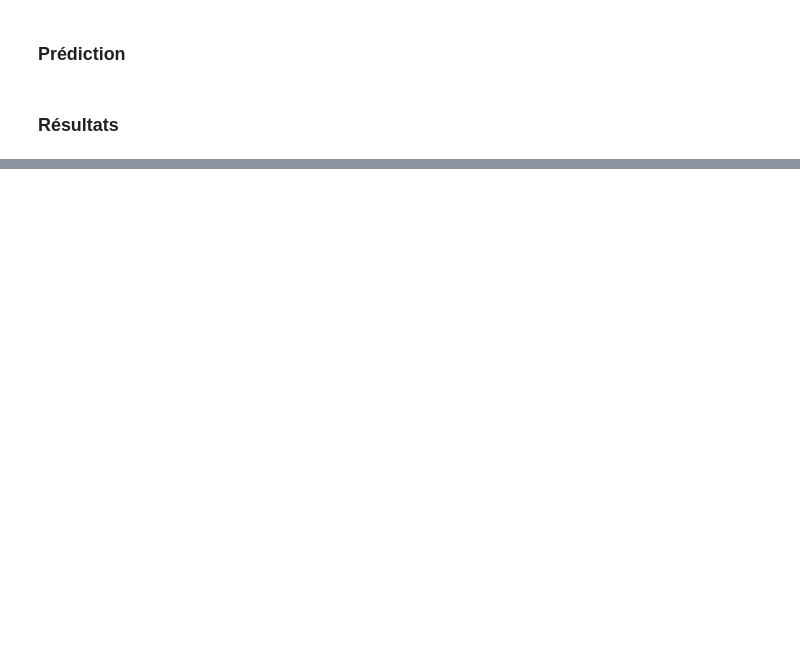
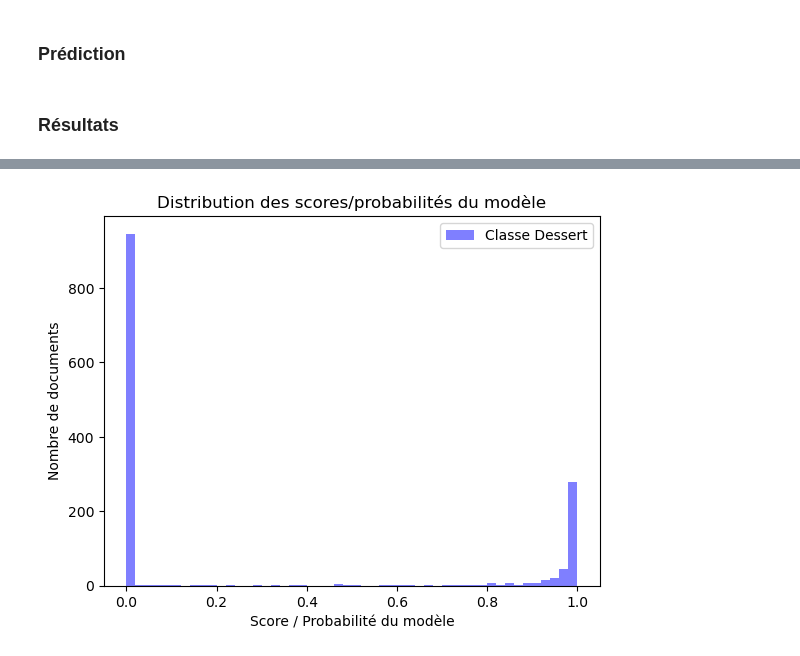
Before and after one commit to chams14/projet_TAL, a Jupyter notebook: src/run4_pytorch.ipynb, the cells around one changed output, grey strips where cells are left out. Cells and saved outputs as stored; diff of their text form; code cells hidden in the pictures; blank space fills up the shorter version.

```diff
--- a/src/run4_pytorch.ipynb
+++ b/src/run4_pytorch.ipynb
@@ -210,0 +259,9 @@ sns.heatmap(matrix, annot=True, fmt="d", cmap="Blues", linewidths=0.5, linecolor
+# %%
+plt.hist(y_score[:, 0], bins=50, color="blue", alpha=0.5, label='Classe Dessert')
+plt.xlabel('Score / Probabilité du modèle')
+plt.ylabel('Nombre de documents')
+plt.title('Distribution des scores/probabilités du modèle')
+plt.legend(loc='upper right')
+plt.show()
+# %% [output]
+[figure, added]
```
Also changed, not shown: parts of 11 cells of this notebook, 25 other files.
